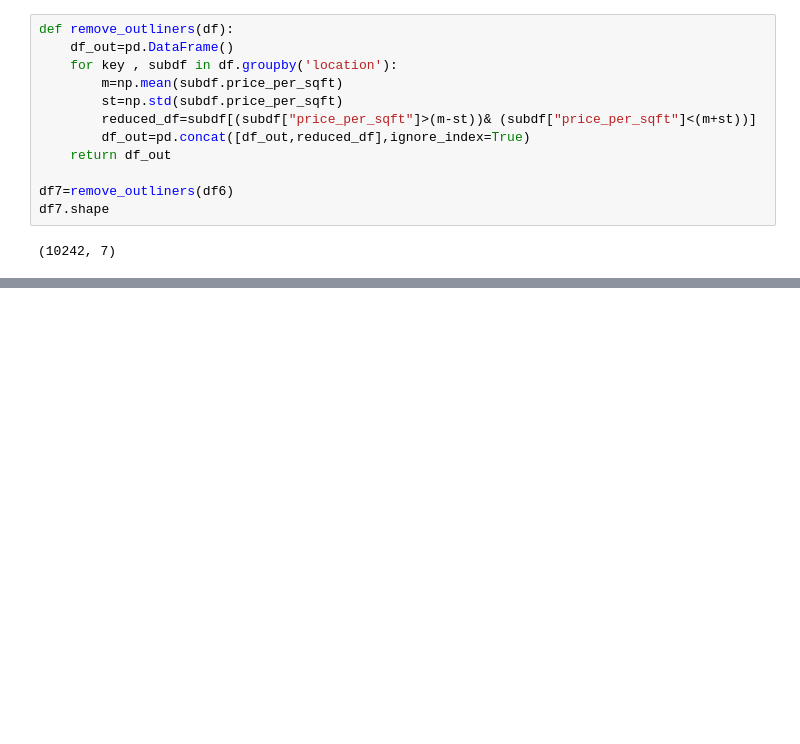
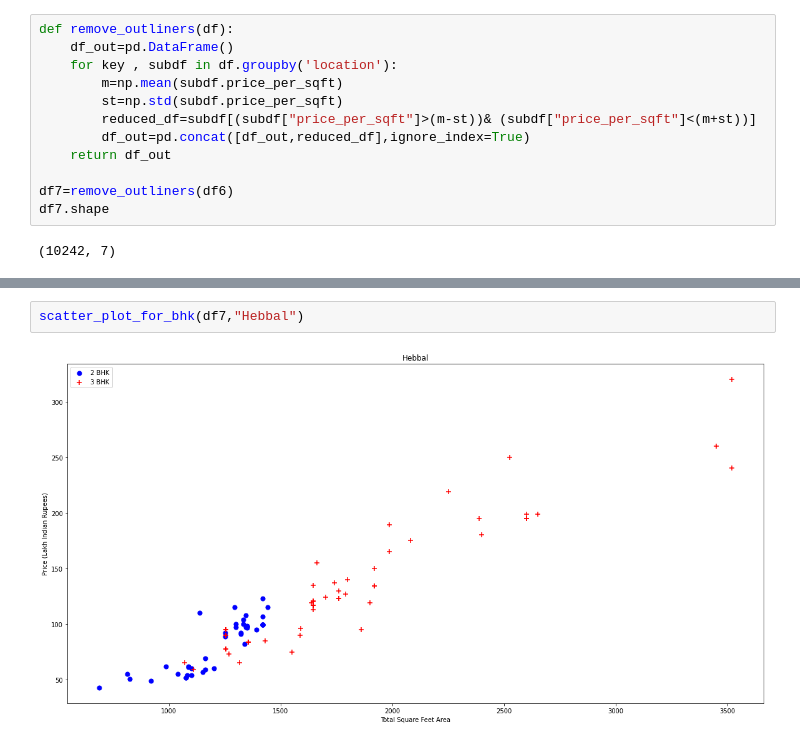
Before and after one commit to potatooBot/Machine-Learning, a Jupyter notebook: ML PROJECT/Banglore Home Price Prediction/model.ipynb, the cells around one changed output, grey strips where cells are left out. Drawn from its saved outputs; the diff is of its cells as text; blank space fills up the shorter version.

```diff
--- a/ML PROJECT/Banglore Home Price Prediction/model.ipynb
+++ b/ML PROJECT/Banglore Home Price Prediction/model.ipynb
@@ -340,0 +361,4 @@ scatter_plot_for_bhk(df7,"Raja Nagar")
+# %%
+scatter_plot_for_bhk(df7,"Hebbal")
+# %% [output]
+[figure, added]
```
Also changed, not shown: parts of 11 cells of this notebook.
